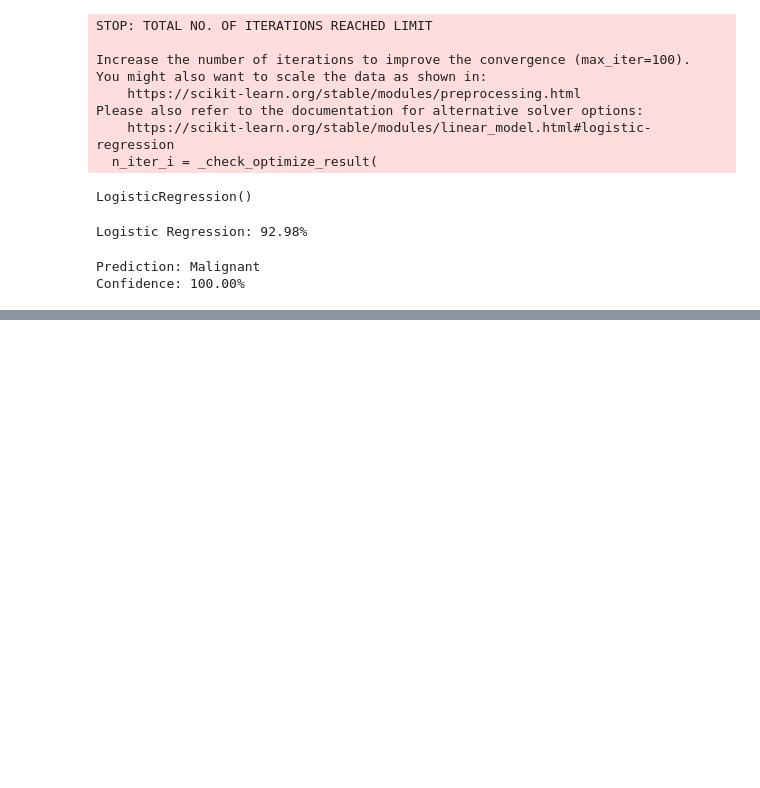
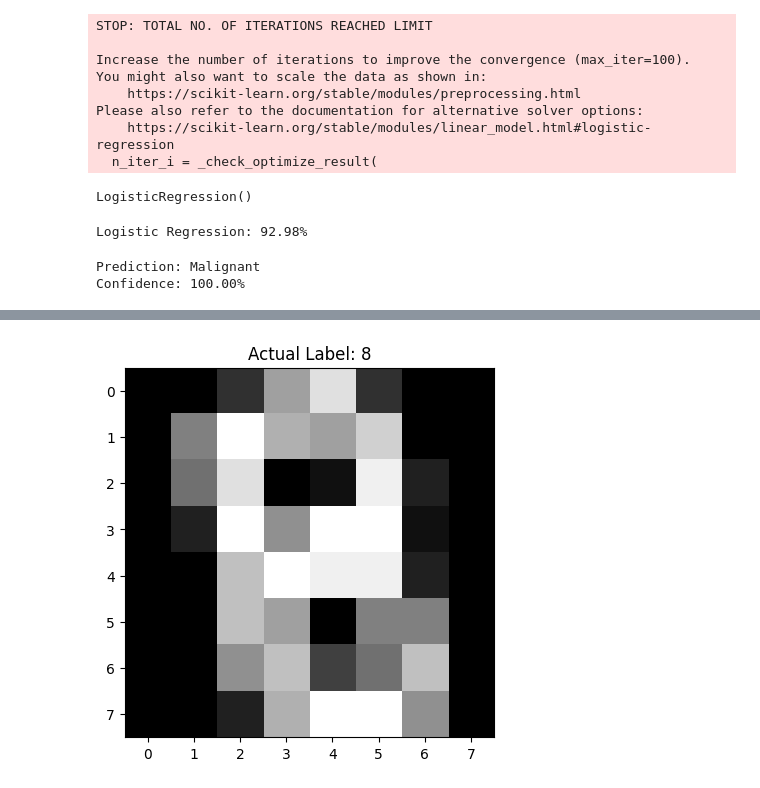
Before and after one commit to AmanAsgola/Machine-Learning-Models-, a Jupyter notebook: Logistic_Regression.ipynb, the cells around one changed output, grey strips where cells are left out. Drawn from its saved outputs; the diff is of its cells as text; code cells hidden in the pictures; blank space fills up the shorter version.

```diff
--- a/Logistic_Regression.ipynb
+++ b/Logistic_Regression.ipynb
@@ -91,0 +150,6 @@ Confidence: 100.00%
+# %%
+plt.imshow(X[500].reshape(8,8), cmap='gray')
+plt.title(f"Actual Label: {y[500]}")
+plt.show()
+# %% [output]
+[figure, added]
```
Also changed, not shown: parts of 12 cells of this notebook.
